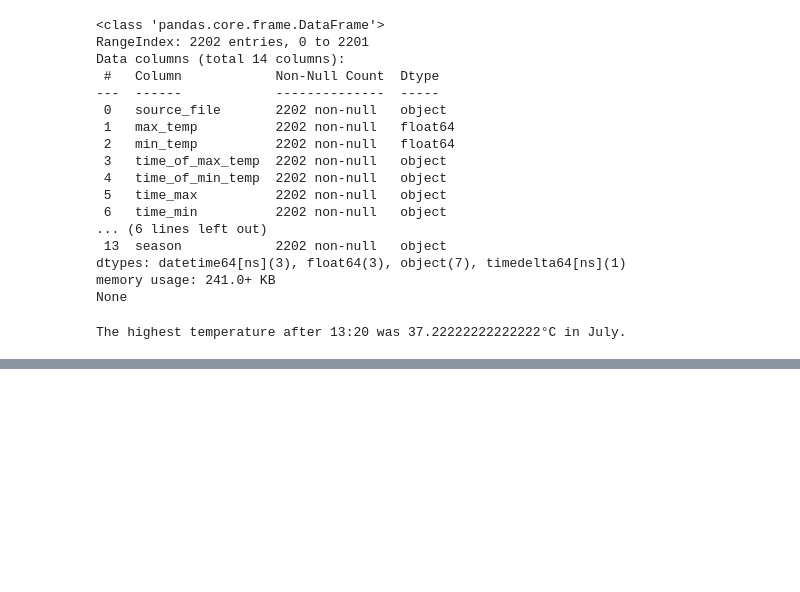
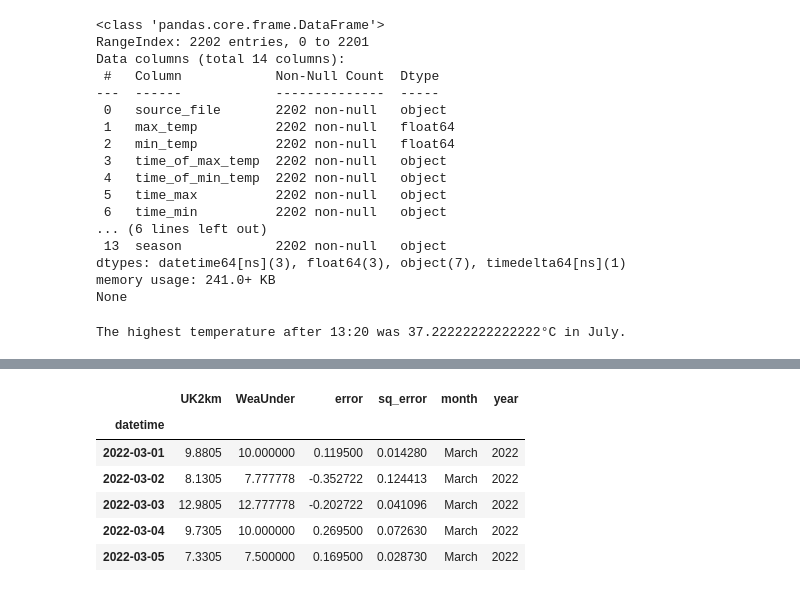
Before and after one commit to emanuel-gf/global-temp-anomaly---daily-max-nasa-esa-era5, a Jupyter notebook: daily_max_temp/explore_temp_and_time_distribution/temptime.ipynb, the cells around one changed output, grey strips where cells are left out. Drawn from its saved outputs; the diff is of its cells as text; code cells hidden in the pictures; blank space fills up the shorter version.

```diff
--- a/daily_max_temp/explore_temp_and_time_distribution/temptime.ipynb
+++ b/daily_max_temp/explore_temp_and_time_distribution/temptime.ipynb
@@ -171,0 +383,20 @@ ValueError: Mime type rendering requires nbformat>=4.2.0 but it is not installed
+# %%
+years = range(2022, 2026)
+
+dfs = []
+
+for y in years:
+    path = f'/home/camarada/Documents/projects/temp-grss-nasa/data_/UKMet2km_london_hourly/londocityairport_UKV_{y}.parquet'
+    tmp = pd.read_parquet(path)
+
+    tmp.rename(columns={'date': 'datetime'}, inplace=True)
+
+    tmp['datetime'] = (
+        tmp['datetime']
+        .dt.tz_convert('Europe/London')
+        .dt.tz_localize(None)
+    )
+
+    dfs.append(tmp)
+
+df = pd.concat(dfs, ignore_index=True)
@@ -171,0 +459,11 @@ ValueError: Mime type rendering requires nbformat>=4.2.0 but it is not installed
+# %%
+## groupby day retrieving the max temp
+daily_agg = dff[['UK2km','WeaUnder']].groupby(
+                        pd.Grouper(freq='1d')
+).max()
+
+daily_agg['error'] = daily_agg['WeaUnder'] - daily_agg['UK2km']
+
+daily_agg['sq_error'] = daily_agg['error']**2
+daily_agg['month'] = daily_agg.reset_index()['datetime'].dt.month_name().values
+daily_agg['year'] = daily_agg.reset_index()['datetime'].dt.year.values
@@ -171,0 +566,10 @@ ValueError: Mime type rendering requires nbformat>=4.2.0 but it is not installed
+# %%
+daily_agg.head()
+# %% [output]
+|  | UK2km | WeaUnder | error | sq_error | month | year |
+| datetime |  |  |  |  |  |  |
+| 2022-03-01 | 9.8805 | 10.000000 | 0.119500 | 0.014280 | March | 2022 |
+| 2022-03-02 | 8.1305 | 7.777778 | -0.352722 | 0.124413 | March | 2022 |
+| 2022-03-03 | 12.9805 | 12.777778 | -0.202722 | 0.041096 | March | 2022 |
+| 2022-03-04 | 9.7305 | 10.000000 | 0.269500 | 0.072630 | March | 2022 |
+| 2022-03-05 | 7.3305 | 7.500000 | 0.169500 | 0.028730 | March | 2022 |
```
Also changed, not shown: parts of 25 cells of this notebook, 1 other file.
